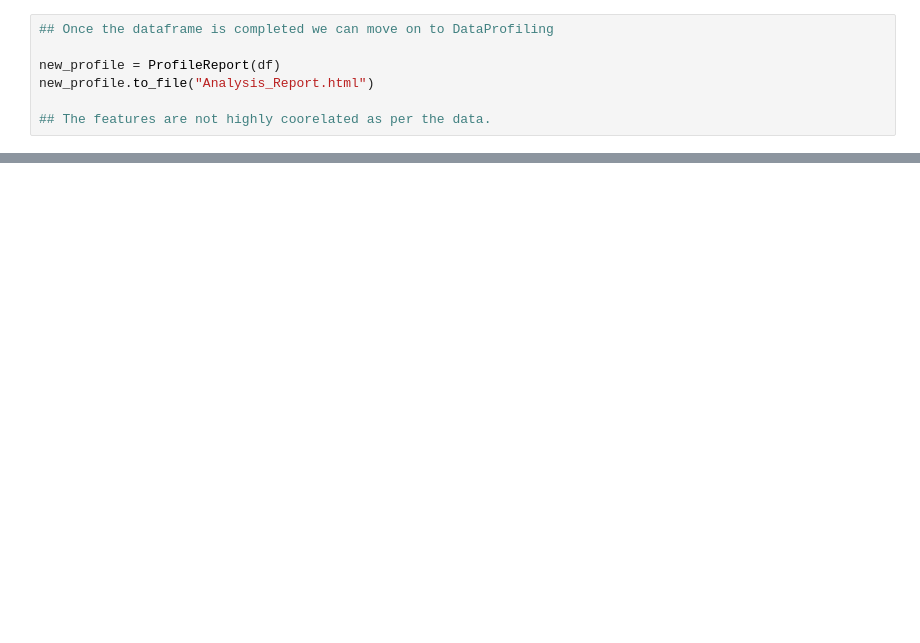
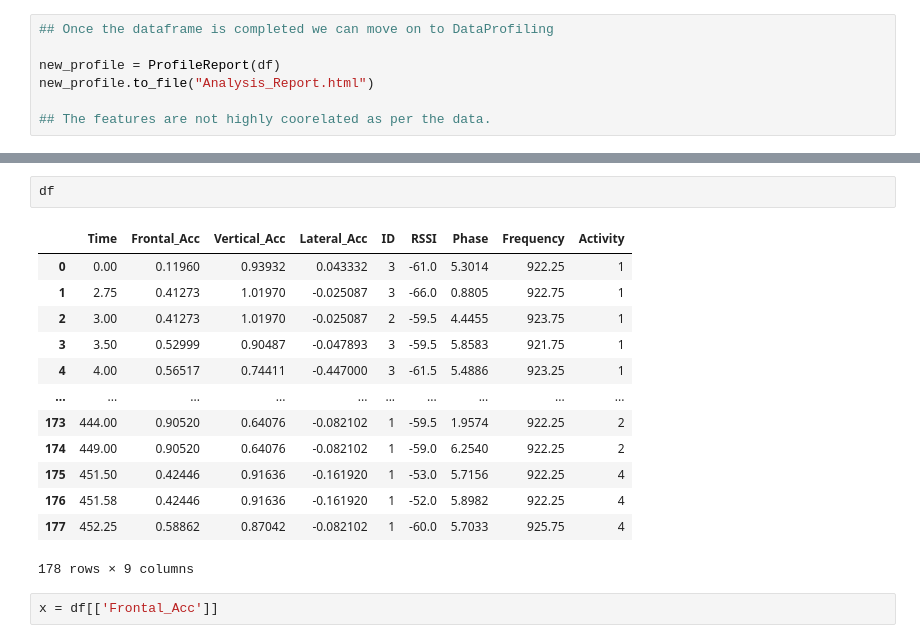
Before and after one commit to joysadventure/Proj_ineuron, a Jupyter notebook: Activity_Recongnision_Analysis.ipynb, the cells around one changed output, grey strips where cells are left out. Drawn from its saved outputs; the diff is of its cells as text; blank space fills up the shorter version.

```diff
--- a/Activity_Recongnision_Analysis.ipynb
+++ b/Activity_Recongnision_Analysis.ipynb
@@ -150,0 +311,18 @@ new_profile.to_file("Analysis_Report.html")
+# %%
+df
+# %% [output]
+|  | Time | Frontal_Acc | Vertical_Acc | Lateral_Acc | ID | RSSI | Phase | Frequency | Activity |
+| 0 | 0.00 | 0.11960 | 0.93932 | 0.043332 | 3 | -61.0 | 5.3014 | 922.25 | 1 |
+| 1 | 2.75 | 0.41273 | 1.01970 | -0.025087 | 3 | -66.0 | 0.8805 | 922.75 | 1 |
+| 2 | 3.00 | 0.41273 | 1.01970 | -0.025087 | 2 | -59.5 | 4.4455 | 923.75 | 1 |
+| 3 | 3.50 | 0.52999 | 0.90487 | -0.047893 | 3 | -59.5 | 5.8583 | 921.75 | 1 |
+| 4 | 4.00 | 0.56517 | 0.74411 | -0.447000 | 3 | -61.5 | 5.4886 | 923.25 | 1 |
+| ... | ... | ... | ... | ... | ... | ... | ... | ... | ... |
+| 173 | 444.00 | 0.90520 | 0.64076 | -0.082102 | 1 | -59.5 | 1.9574 | 922.25 | 2 |
+| 174 | 449.00 | 0.90520 | 0.64076 | -0.082102 | 1 | -59.0 | 6.2540 | 922.25 | 2 |
+| 175 | 451.50 | 0.42446 | 0.91636 | -0.161920 | 1 | -53.0 | 5.7156 | 922.25 | 4 |
+| 176 | 451.58 | 0.42446 | 0.91636 | -0.161920 | 1 | -52.0 | 5.8982 | 922.25 | 4 |
+| 177 | 452.25 | 0.58862 | 0.87042 | -0.082102 | 1 | -60.0 | 5.7033 | 925.75 | 4 |
+178 rows × 9 columns
+# %%
+x = df[['Frontal_Acc']]
```
Also changed, not shown: parts of 32 cells of this notebook.
